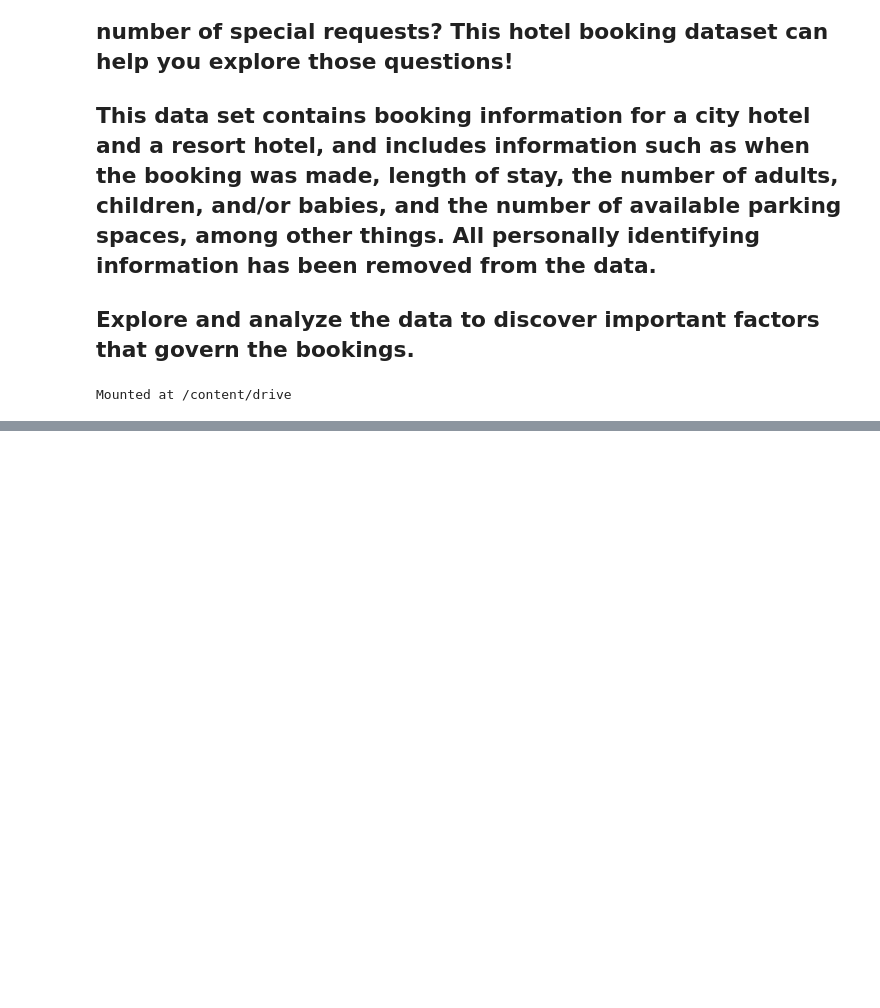
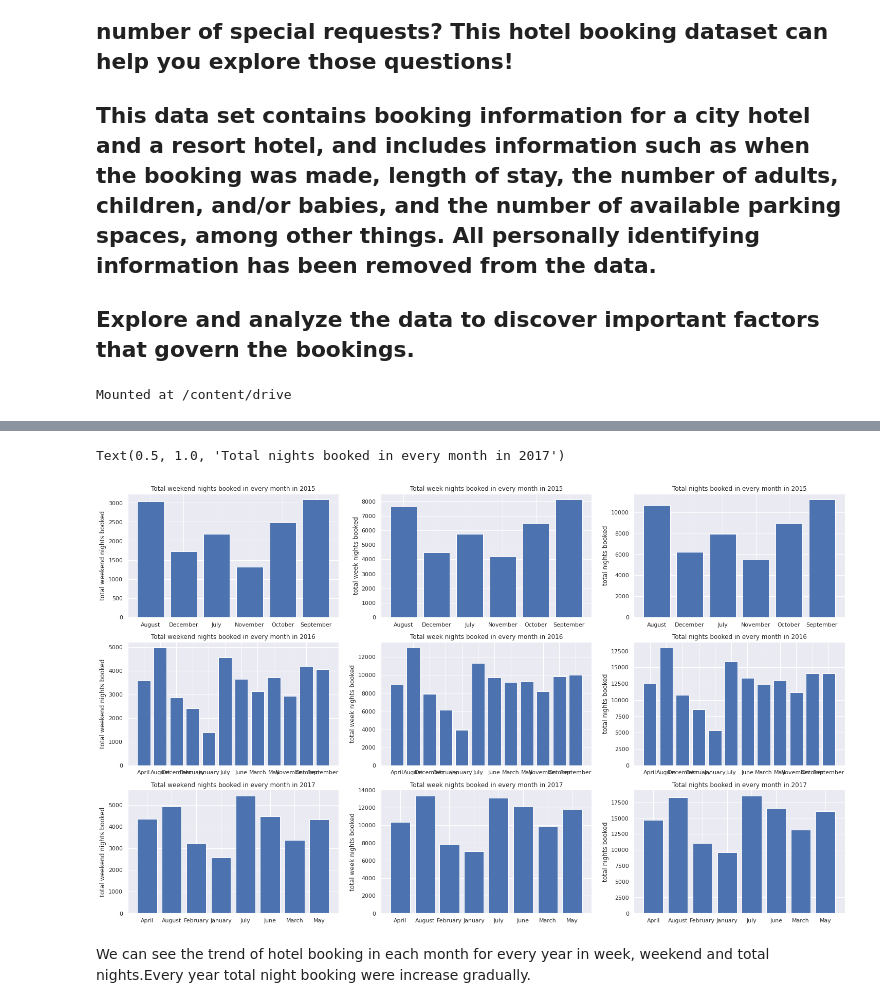
Before and after one commit to SUSOVAN-061/EDA-HOTEL-BOOKING, a Jupyter notebook: Final_Hotel_Booking_Analysis_Capstone_Project.ipynb, the cells around one changed output, grey strips where cells are left out. Saved outputs shown, nothing was run; the diff lists cells and outputs as text; code cells hidden in the pictures; blank space fills up the shorter version.

```diff
--- a/Final_Hotel_Booking_Analysis_Capstone_Project.ipynb
+++ b/Final_Hotel_Booking_Analysis_Capstone_Project.ipynb
@@ -18,0 +188,78 @@ import matplotlib.pyplot as plt
+# %%
+df['total_nights']=df['stays_in_weekend_nights']+df['stays_in_week_nights']
+# %%
+weekend_nights_2015=df[df['arrival_date_year']==2015].groupby(['arrival_date_month'])['stays_in_weekend_nights'].sum()
+week_nights_2015=df[df['arrival_date_year']==2015].groupby(['arrival_date_month'])['stays_in_week_nights'].sum()
+total_2015=df[df['arrival_date_year']==2015].groupby(['arrival_date_month'])['total_nights'].sum()
+# %%
+weekend_nights_2016=df[df['arrival_date_year']==2016].groupby(['arrival_date_month'])['stays_in_weekend_nights'].sum()
+week_nights_2016=df[df['arrival_date_year']==2016].groupby(['arrival_date_month'])['stays_in_week_nights'].sum()
+total_2016=df[df['arrival_date_year']==2016].groupby(['arrival_date_month'])['total_nights'].sum()
+# %%
+weekend_nights_2017=df[df['arrival_date_year']==2017].groupby(['arrival_date_month'])['stays_in_weekend_nights'].sum()
+week_nights_2017=df[df['arrival_date_year']==2017].groupby(['arrival_date_month'])['stays_in_week_nights'].sum()
+total_2017=df[df['arrival_date_year']==2017].groupby(['arrival_date_month'])['total_nights'].sum()
+# %%
+plt.figure(figsize=(25,15))
+plt.subplot(3,3,1)
+plt.bar(weekend_nights_2015.index,height=weekend_nights_2015)
+#plt.xlabel('months')
+plt.ylabel('total weekend nights booked')
+plt.title('Total weekend nights booked in every month in 2015')
+
+plt.subplot(3,3,2)
+plt.bar(week_nights_2015.index,height=week_nights_2015)
+#plt.xlabel('months')
+plt.ylabel('total week nights booked')
+plt.title('Total week nights booked in every month in 2015')
+
+plt.subplot(3,3,3)
+plt.bar(total_2015.index,height=total_2015)
+#plt.xlabel('months')
+plt.ylabel('total nights booked')
+plt.title('Total nights booked in every month in 2015')
+
+
+plt.subplot(3,3,4)
+plt.bar(weekend_nights_2016.index,height=weekend_nights_2016)
+#plt.xlabel('months')
+plt.ylabel('total weekend nights booked')
+plt.title('Total weekend nights booked in every month in 2016')
+
+
+plt.subplot(3,3,5)
+plt.bar(week_nights_2016.index,height=week_nights_2016)
+#plt.xlabel('months')
+plt.ylabel('total week nights booked')
+plt.title('Total week nights booked in every month in 2016')
+
+
+plt.subplot(3,3,6)
+plt.bar(total_2016.index,height=total_2016)
+#plt.xlabel('months')
+plt.ylabel('total nights booked')
+plt.title('Total nights booked in every month in 2016')
+
+
+plt.subplot(3,3,7)
+plt.bar(weekend_nights_2017.index,height=weekend_nights_2017)
+#plt.xlabel('months')
+plt.ylabel('total weekend nights booked')
+plt.title('Total weekend nights booked in every month in 2017')
+
+plt.subplot(3,3,8)
+plt.bar(week_nights_2017.index,height=week_nights_2017)
+#plt.xlabel('months')
+plt.ylabel('total week nights booked')
+plt.title('Total week nights booked in every month in 2017')
+
+plt.subplot(3,3,9)
+plt.bar(total_2017.index,height=total_2017)
+#plt.xlabel('months')
+plt.ylabel('total nights booked')
+plt.title('Total nights booked in every month in 2017')
+# %% [output]
+Text(0.5, 1.0, 'Total nights booked in every month in 2017')
+[figure, added]
+# %% [markdown]
+We can see the trend of hotel booking in each month for every year in week, weekend and total nights.Every year total night booking were increase gradually.
```
Also changed, not shown: parts of 106 cells of this notebook.
